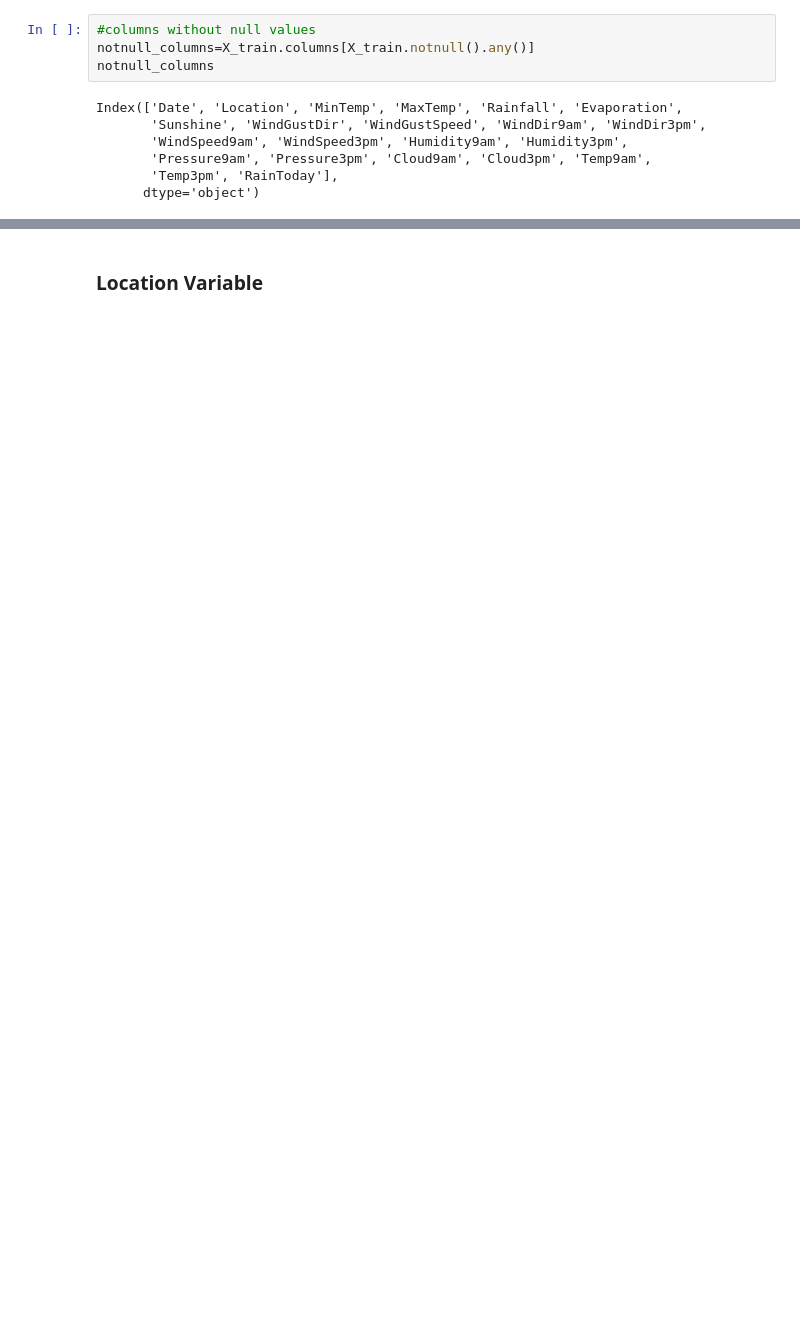
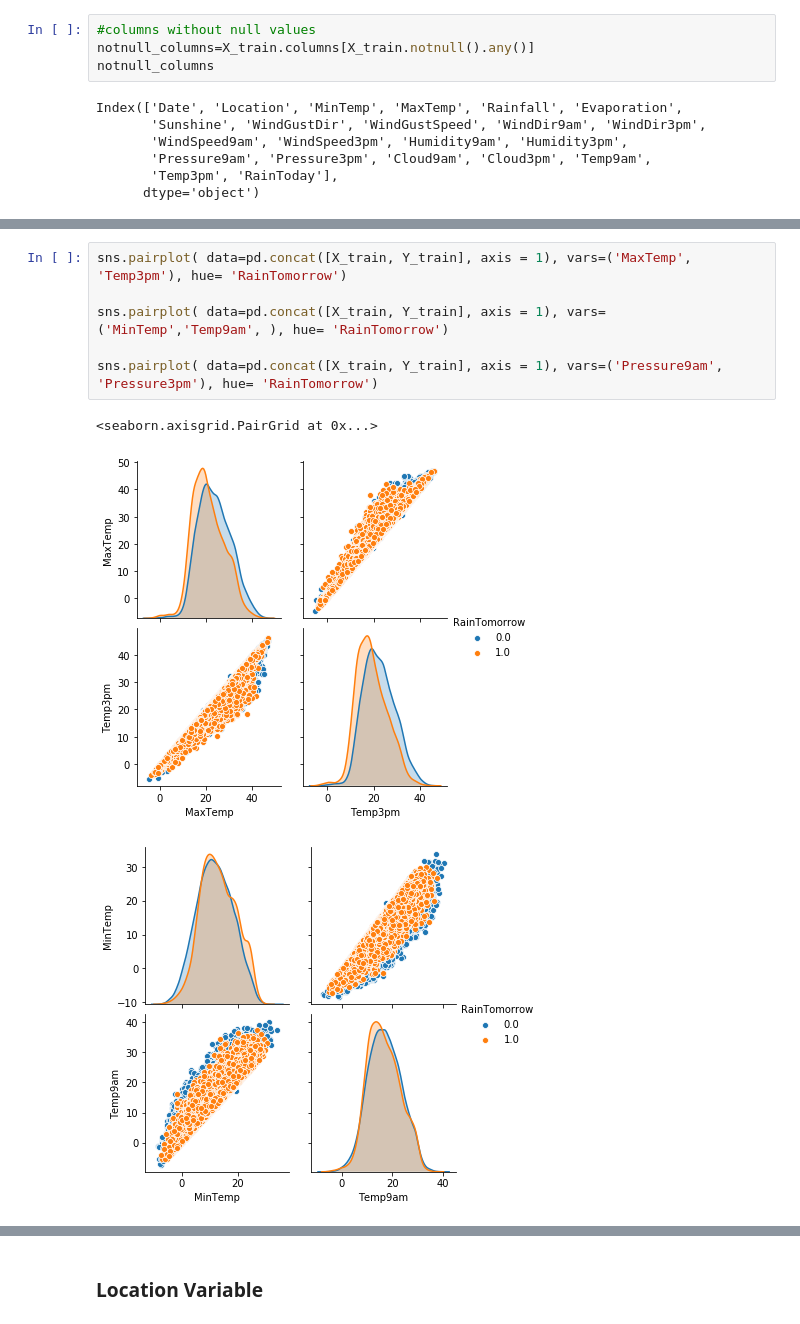
Before and after one commit to anthonydwan/COMP5310-Principles-of-Data-Science-Project, a Jupyter notebook: Assignment 2 - Australia Weather - whether it will rain or not.ipynb, the cells around one changed output, grey strips where cells are left out. Saved outputs shown, nothing was run; the diff lists cells and outputs as text; blank space fills up the shorter version.

```diff
--- a/Assignment 2 - Australia Weather - whether it will rain or not.ipynb
+++ b/Assignment 2 - Australia Weather - whether it will rain or not.ipynb
@@ -229,0 +233,10 @@ I assume that the data are missing completely at random since there was no patte
+# %%
+sns.pairplot( data=pd.concat([X_train, Y_train], axis = 1), vars=('MaxTemp', 'Temp3pm'), hue= 'RainTomorrow')
+
+sns.pairplot( data=pd.concat([X_train, Y_train], axis = 1), vars=('MinTemp','Temp9am', ), hue= 'RainTomorrow')
+
+sns.pairplot( data=pd.concat([X_train, Y_train], axis = 1), vars=('Pressure9am', 'Pressure3pm'), hue= 'RainTomorrow')
+# %% [output]
+<seaborn.axisgrid.PairGrid at 0x...>
+[figure, added]
+[figure, added]
```
Also changed, not shown: parts of 192 cells of this notebook.
